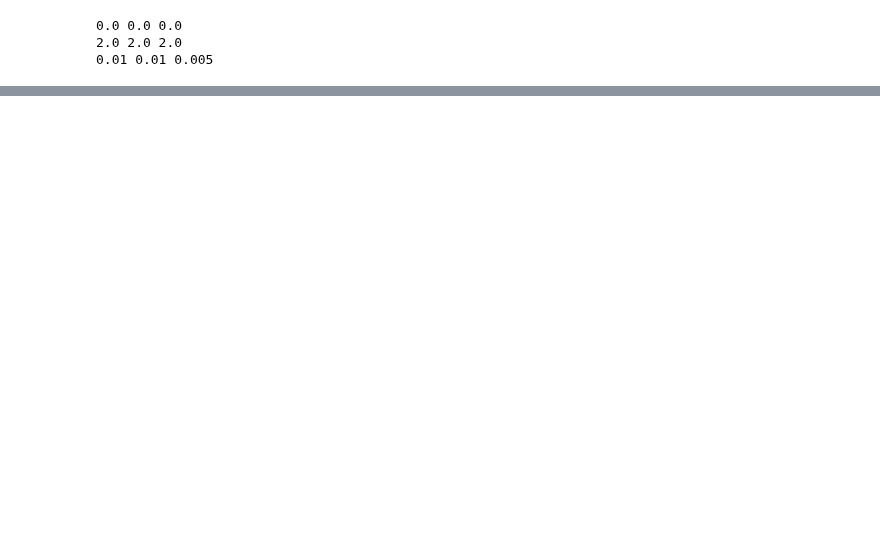
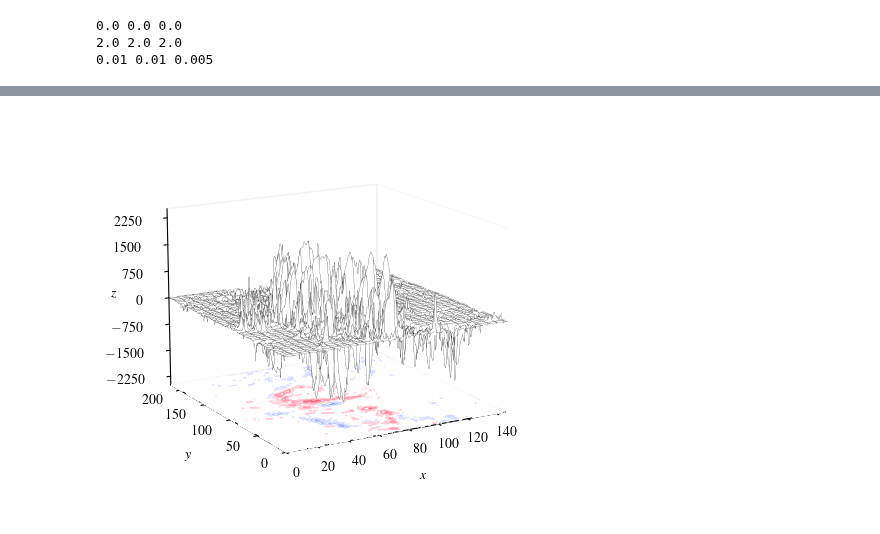
Before and after one commit to LMNadol/mflex, a Jupyter notebook: notebooks/paper.ipynb, the cells around one changed output, grey strips where cells are left out. Cells and saved outputs as stored; diff of their text form; code cells hidden in the pictures; blank space fills up the shorter version.

```diff
--- a/notebooks/paper.ipynb
+++ b/notebooks/paper.ipynb
@@ -2562,0 +2838,80 @@ plot_fieldlines_soar_paper_zoom(
+# %%
+from mpl_toolkits.mplot3d import Axes3D
+import matplotlib.pyplot as plt
+from matplotlib.ticker import MultipleLocator
+
+cmap1 = matplotlib.colors.LinearSegmentedColormap.from_list(
+    "cmap1",
+    (
+        # Edit this gradient at https://eltos.github.io/gradient/#cmap=6B80FF-FFFFFF-FF3960
+        (0.000, (0.420, 0.502, 1.000)),
+        (0.500, (1.000, 1.000, 1.000)),
+        (1.000, (1.000, 0.224, 0.376)),
+    ),
+)
+
+x_arr = np.arange(nresol_x) * (xmax - xmin) / (nresol_x - 1) + xmin
+y_arr = np.arange(nresol_y) * (ymax - ymin) / (nresol_y - 1) + ymin
+z_arr = np.arange(nresol_z) * (zmax - zmin) / (nresol_z - 1) + zmin
+x_grid, y_grid = np.meshgrid(x_arr, y_arr)
+
+fig = plt.figure(figsize=(5, 5))
+ax = fig.add_subplot(111, projection="3d")
+plt.subplots_adjust()
+
+surf = ax.plot_surface(
+    y_grid,
+    x_grid,
+    data_bz,
+    edgecolor="black",
+    lw=0.1,
+    cstride=14,
+    rstride=14,
+    color="white",
+    shade=False,
+)
+cset = ax.contour(
+    y_grid, x_grid, data_bz, 6, linewidths=0.8, zdir="z", offset=-2500, cmap=cmap1
+)
+ax.clabel(cset, fontsize=5, inline=True)
+
+ax.grid(False)
+
+ax.set_xlabel(r"$x$")
+ax.set_ylabel(r"$y$")
+ax.set_zlabel(r"$z$")
+
+[t.set_va("bottom") for t in ax.get_yticklabels()]
+[t.set_ha("right") for t in ax.get_yticklabels()]
+
+[t.set_va("center") for t in ax.get_xticklabels()]
+[t.set_ha("center") for t in ax.get_xticklabels()]
+
+[t.set_va("top") for t in ax.get_zticklabels()]
+[t.set_ha("right") for t in ax.get_zticklabels()]
+
+ax.xaxis._axinfo["tick"]["inward_factor"] = 0
+ax.xaxis._axinfo["tick"]["outward_factor"] = -0.2
+ax.yaxis._axinfo["tick"]["inward_factor"] = 0
+ax.yaxis._axinfo["tick"]["outward_factor"] = -0.2
+ax.zaxis._axinfo["tick"]["inward_factor"] = 0
+ax.zaxis._axinfo["tick"]["outward_factor"] = -0.2
+
+ax.xaxis.set_major_locator(MultipleLocator(20.0))
+ax.yaxis.set_major_locator(MultipleLocator(50.0))
+ax.zaxis.set_major_locator(MultipleLocator(750.0))
+
+ax.xaxis.pane.fill = False
+ax.yaxis.pane.fill = False
+ax.zaxis.pane.fill = False
+
+ax.view_init(15, -120, 0)
+
+ax.set_zlim(-2500, 2500)
+ax.set_xlim(ymin, ymax)
+ax.set_ylim(xmin, xmax)
+plotname = "/Users/lilli/Desktop/Paper/SDO_contour.png"
+plt.savefig(plotname, dpi=600, bbox_inches="tight", pad_inches=0.1)
+plt.show()
+# %% [output]
+[figure, added]
```
Also changed, not shown: parts of 65 cells of this notebook, 5 other files.
